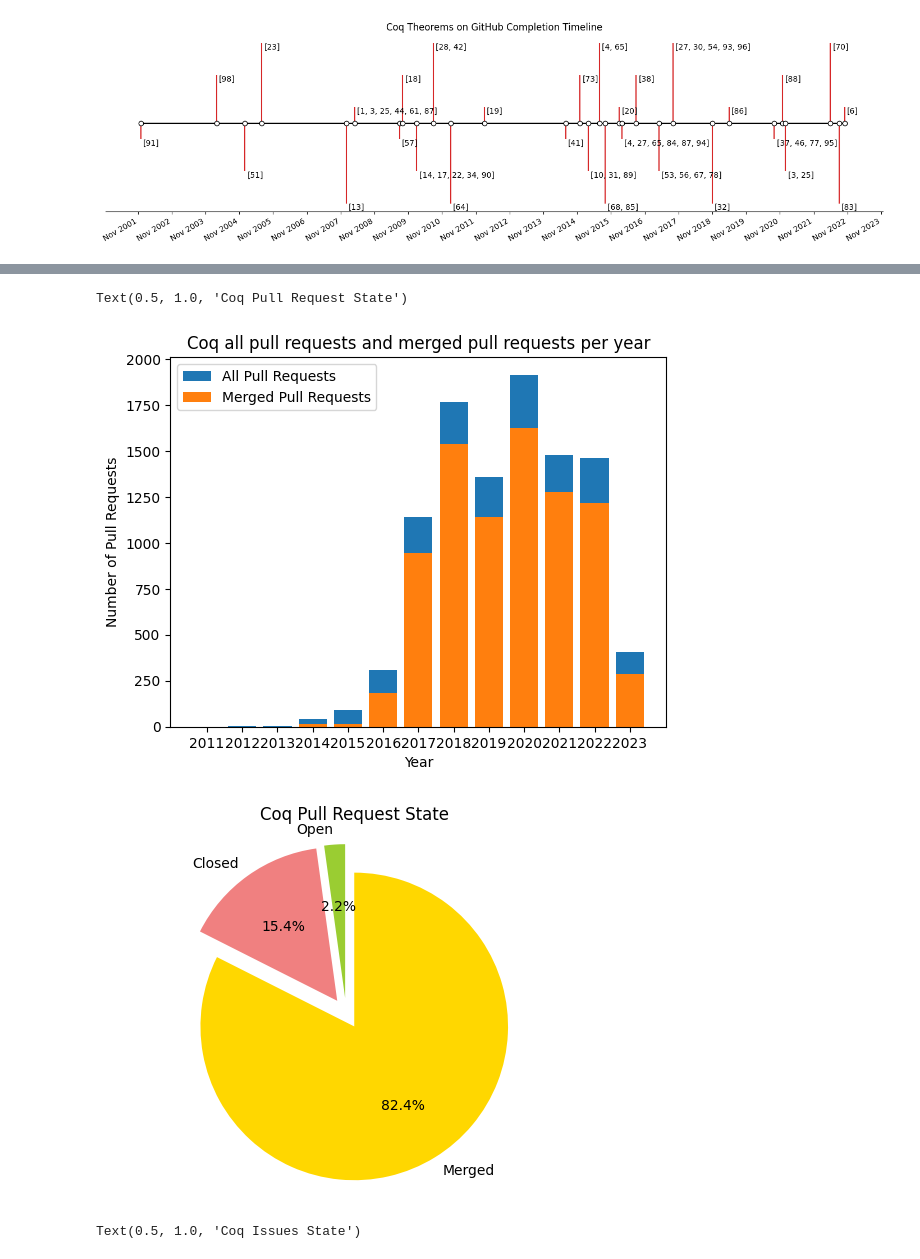
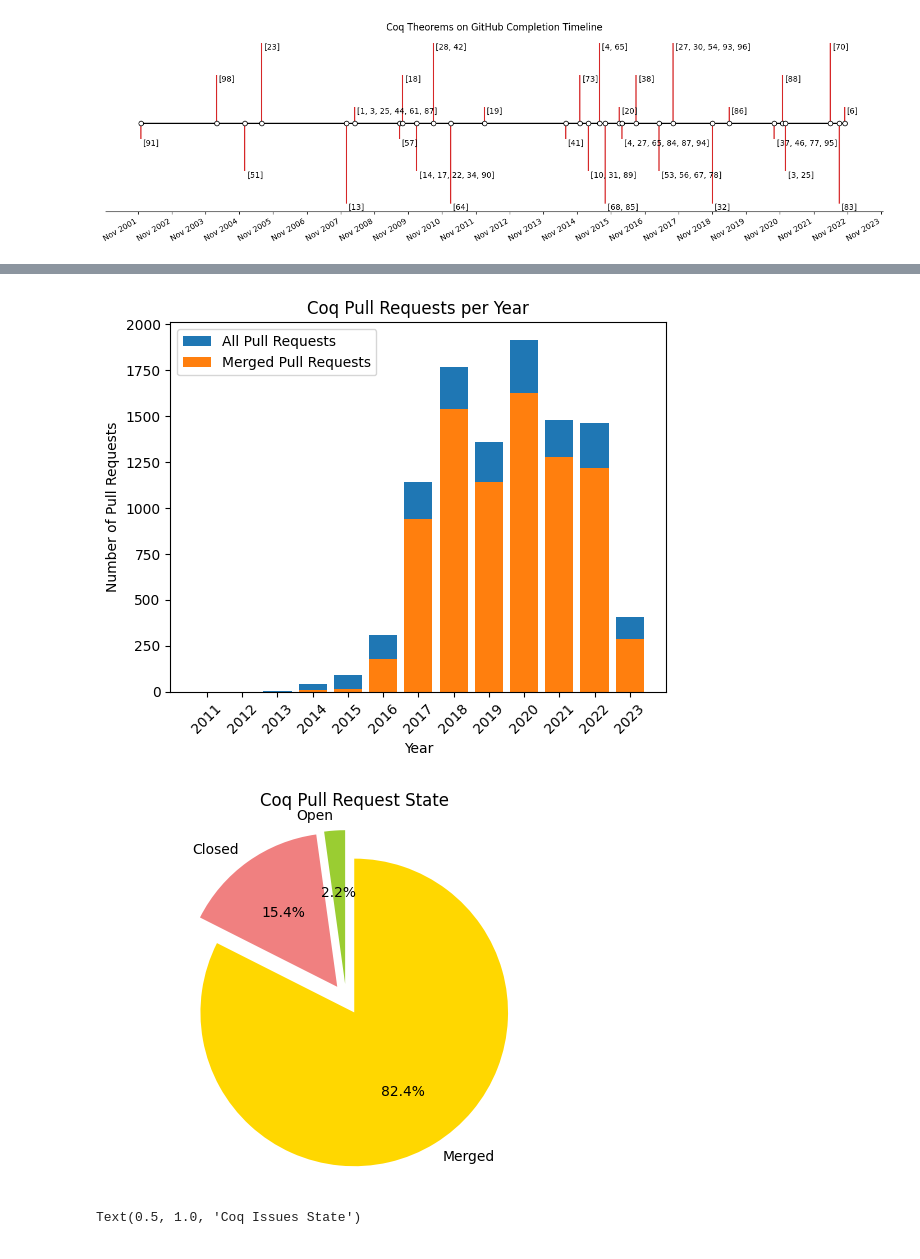
Before and after one commit to minsungc/aseproject2023, a Jupyter notebook: coq_figures.ipynb, the cells around one changed output, grey strips where cells are left out. Saved outputs shown, nothing was run; the diff lists cells and outputs as text; code cells hidden in the pictures.

Commit message:
Updating figures

```diff
--- a/coq_figures.ipynb
+++ b/coq_figures.ipynb
@@ -88,3 +88,11 @@ ax.yaxis.set_visible(False)
 ax.spines[["left", "top", "right"]].set_visible(False)
 # %% [output]
 [figure]
+# %%
+# Get the list of theorems that have been implemented multiple times
+for element in theorem_data:
+    if isinstance(element, dict):
+        if (len(element['sources']) > 1):
+                print(element['theorem_number'])
+    else:
+        print("Each element in the JSON file must be a dictionary.")
@@ -235,40 +258,40 @@ ax.bar(pull_counts.keys(), y_pull_values, label="All Pull Requests")
 ax.bar(pull_counts.keys(), y_merge_values, label="Merged Pull Requests")
 ax.set_xlabel("Year")
 ax.set_ylabel("Number of Pull Requests")
-ax.set(title= "Coq all pull requests and merged pull requests per year")
+ax.set(title= "Coq Pull Requests per Year")
 ax.legend()
-# plt.show()
+plt.xticks(rotation=45)
+plt.show()
 
 # Create a pie chart with the counts
 labels = ["Open", "Closed", "Merged"]
 sizes = [open_count, closed_count, merged_count]
 colors = ["yellowgreen", "lightcoral", "gold"]
 explode = (0.1, 0.1, 0.1)  # explode the Open slice
 fig, ax = plt.subplots()
 ax.pie(sizes, explode=explode, labels=labels, colors=colors, autopct="%1.1f%%", startangle=90)
 ax.axis("equal")  # Equal aspect ratio ensures that pie is drawn as a circle.
 ax.set_title("Coq Pull Request State")
-# plt.show()
+plt.show()
 # %% [output]
 incremented
 incremented
 incremented
 incremented
 incremented
 incremented
 incremented
 incremented
 incremented
 incremented
 incremented
 incremented
 ... (18186 lines left out)
 incremented
 incremented
 incremented
 incremented
-Text(0.5, 1.0, 'Coq Pull Request State')
-[figure, old version]
+[figure, new version]
 [figure]
 # %%
 # Initialize an empty list to store the JSON data
```
Also changed, not shown: parts of 3 cells of this notebook, 4 other files.
